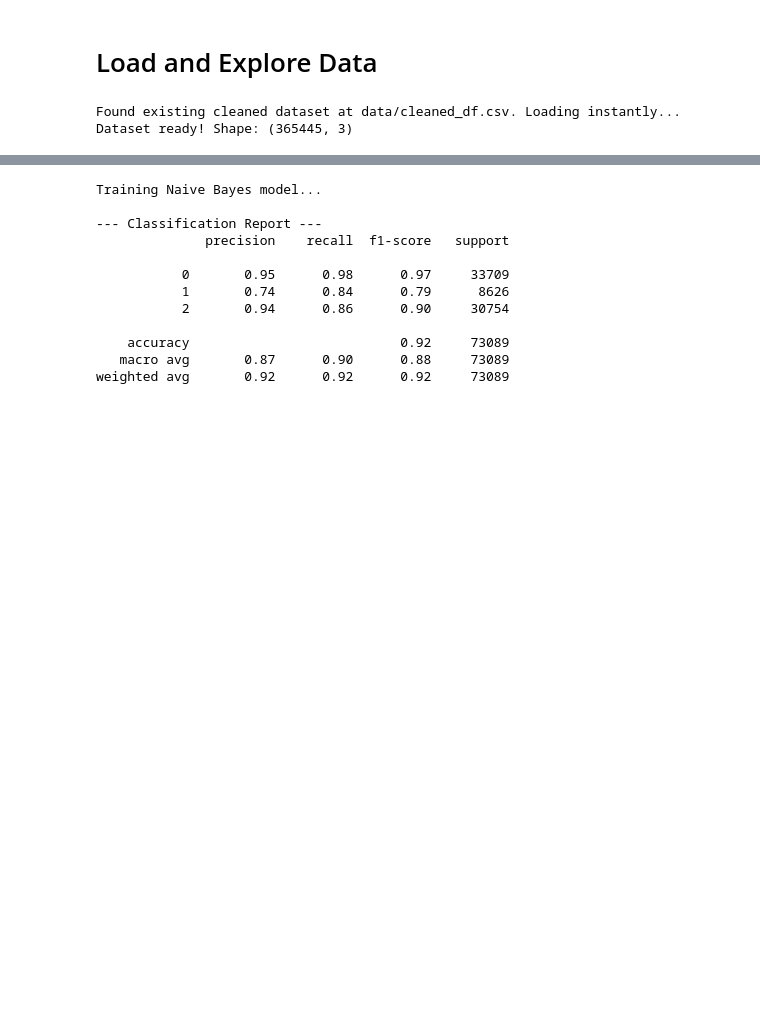
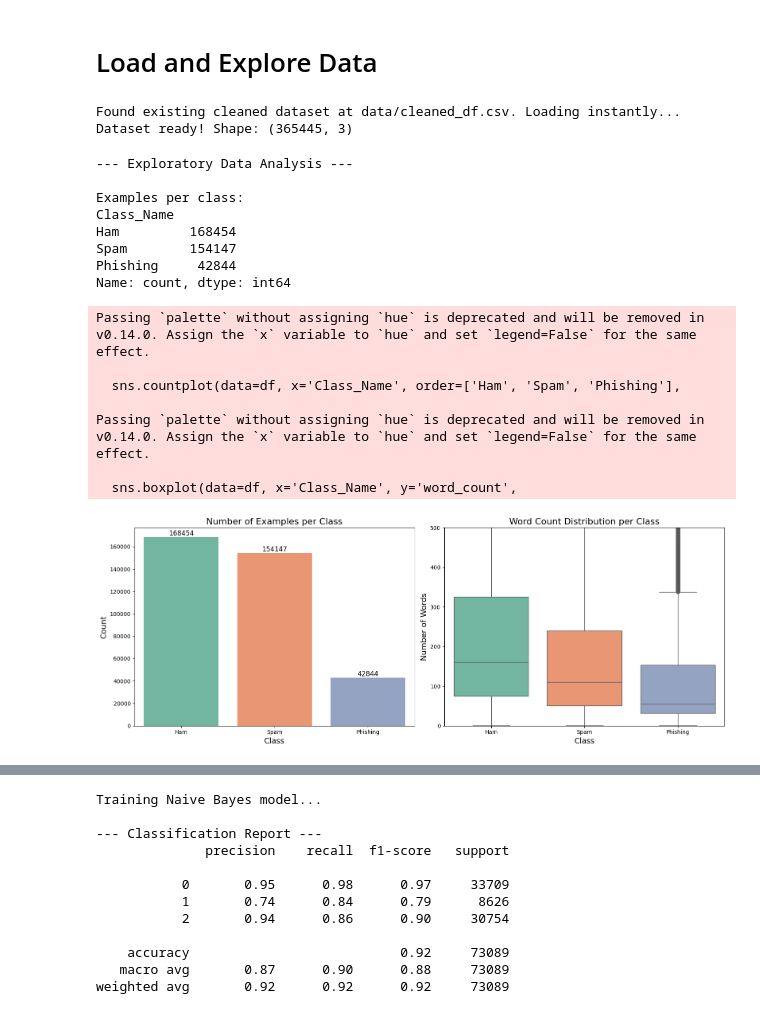
Before and after one commit to BrunoM6/Y1S2-NLP, a Jupyter notebook: project.ipynb, the cells around one changed output, grey strips where cells are left out. Saved outputs shown, nothing was run; the diff lists cells and outputs as text; code cells hidden in the pictures; blank space fills up the shorter version.

```diff
--- a/project.ipynb
+++ b/project.ipynb
@@ -50,6 +51,59 @@ print(f"Dataset ready! Shape: {df.shape}")
 # %% [output]
 Found existing cleaned dataset at data/cleaned_df.csv. Loading instantly...
 Dataset ready! Shape: (365445, 3)
+# %%
+print("--- Exploratory Data Analysis ---")
+
+label_names = {0: 'Ham', 1: 'Phishing', 2: 'Spam'}
+df['Class_Name'] = df['label'].map(label_names)
+
+# Calculate exact counts
+class_counts = df['Class_Name'].value_counts()
+print("\nExamples per class:")
+print(class_counts)
+
+fig, axes = plt.subplots(1, 2, figsize=(16, 6))
+
+# --- PLOT 1: Class Distribution (Bar Chart) ---
+sns.countplot(data=df, x='Class_Name', order=['Ham', 'Spam', 'Phishing'],
+              palette='Set2', ax=axes[0])
+axes[0].set_title('Number of Examples per Class', fontsize=16)
+axes[0].set_xlabel('Class', fontsize=14)
+axes[0].set_ylabel('Count', fontsize=14)
+for p in axes[0].patches:
+    axes[0].annotate(f'{int(p.get_height())}',
+                     (p.get_x() + p.get_width() / 2., p.get_height()),
+                     ha='center', va='bottom', fontsize=12)
+
+# --- PLOT 2: Word Count Distribution (Boxplot) ---
+df['word_count'] = df['cleaned_text'].astype(str).apply(lambda x: len(x.split()))
+
+sns.boxplot(data=df, x='Class_Name', y='word_count',
+            order=['Ham', 'Spam', 'Phishing'], palette='Set2', ax=axes[1])
+axes[1].set_title('Word Count Distribution per Class', fontsize=16)
+axes[1].set_xlabel('Class', fontsize=14)
+axes[1].set_ylabel('Number of Words', fontsize=14)
+axes[1].set_ylim(0, 500)
+
+plt.tight_layout()
+plt.show()
+# %% [output]
+--- Exploratory Data Analysis ---
+
+Examples per class:
+Class_Name
+Ham         168454
+Spam        154147
+Phishing     42844
+Name: count, dtype: int64
+Passing `palette` without assigning `hue` is deprecated and will be removed in v0.14.0. Assign the `x` variable to `hue` and set `legend=False` for the same effect.
+
+  sns.countplot(data=df, x='Class_Name', order=['Ham', 'Spam', 'Phishing'],
+
+Passing `palette` without assigning `hue` is deprecated and will be removed in v0.14.0. Assign the `x` variable to `hue` and set `legend=False` for the same effect.
+
+  sns.boxplot(data=df, x='Class_Name', y='word_count',
+[figure, added]
 # %%
 
 # custom stop words to ignore dataset artifacts and common email words
```
Also changed, not shown: parts of 4 cells of this notebook, 1 other file.
